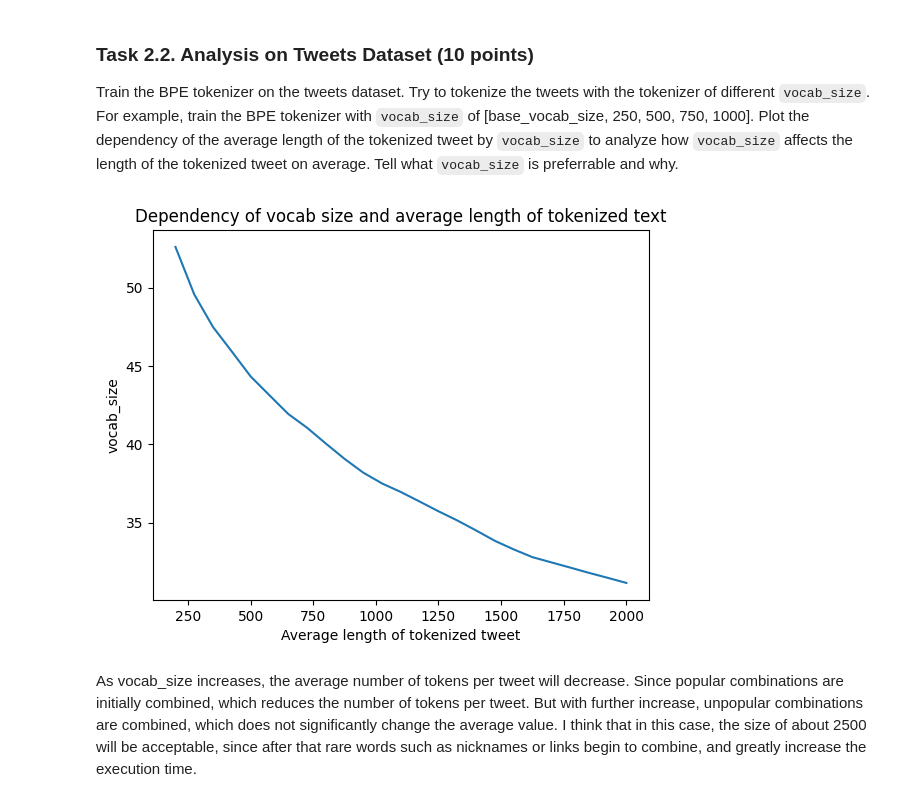
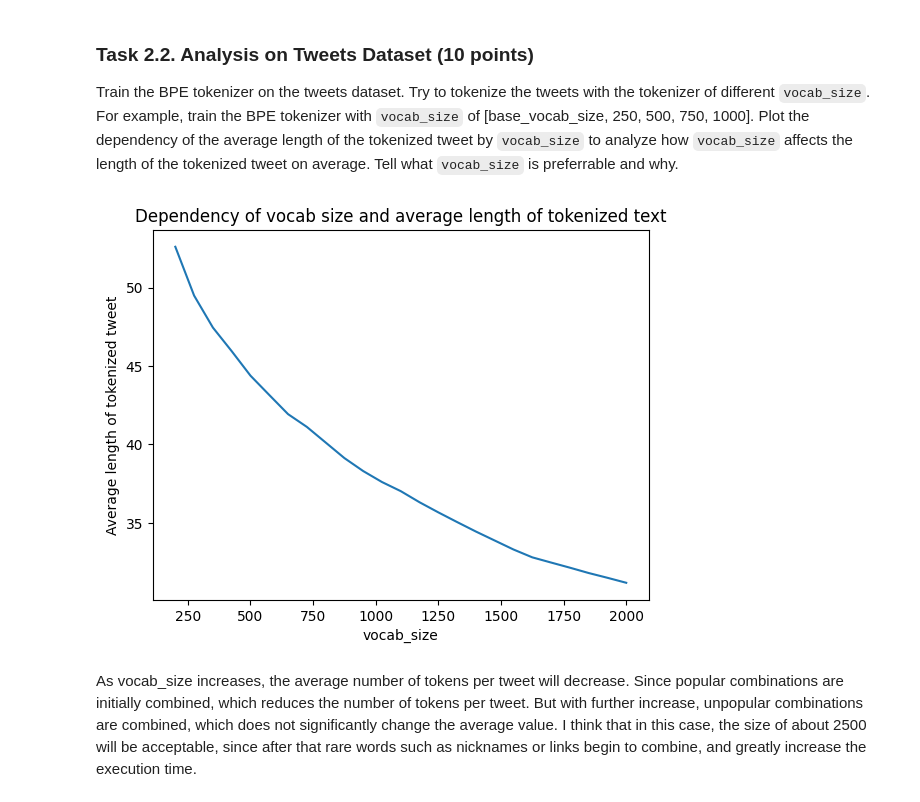
Before and after one commit to zgenety/nlp_course, a Jupyter notebook: Assignment 1/Assignment1.ipynb, the cells around one changed output. Cells and saved outputs as stored; diff of their text form; code cells hidden in the pictures.

```diff
--- a/Assignment 1/Assignment1.ipynb
+++ b/Assignment 1/Assignment1.ipynb
@@ -202,27 +202,27 @@ Train the BPE tokenizer on the tweets dataset. Try to tokenize the tweets with t
 # %%
 import matplotlib.pyplot as plt
 from tqdm import tqdm
 
 av_len_tok = []
 vocab_size = [i for i in range(200, 2001, 75)]
 
 for v_size in tqdm(vocab_size):
 
     tokenizer = BPETokenizer(v_size, tweet[:])
     tokenizer.train()
 
     sum_len_tok = 0
     for x in tweet:
         sum_len_tok += len(tokenizer.tokenize(x))
 
     av_len_tok.append(sum_len_tok / len(tweet))
 
 plt.plot(vocab_size, av_len_tok)
-plt.xlabel("Average length of tokenized tweet")
-plt.ylabel("vocab_size")
+plt.ylabel("Average length of tokenized tweet")
+plt.xlabel("vocab_size")
 plt.title("Dependency of vocab size and average length of tokenized text");
 # %% [output]
-[figure, old version]
+[figure, new version]
 # %% [markdown]
 As vocab_size increases, the average number of tokens per tweet will decrease. Since popular combinations are initially combined, which reduces the number of tokens per tweet. But with further increase, unpopular combinations are combined, which does not significantly change the average value.
 I think that in this case, the size of about 2500 will be acceptable, since after that rare words such as nicknames or links begin to combine, and greatly increase the execution time.
```
Also changed, not shown: parts of 1 cell of this notebook.
